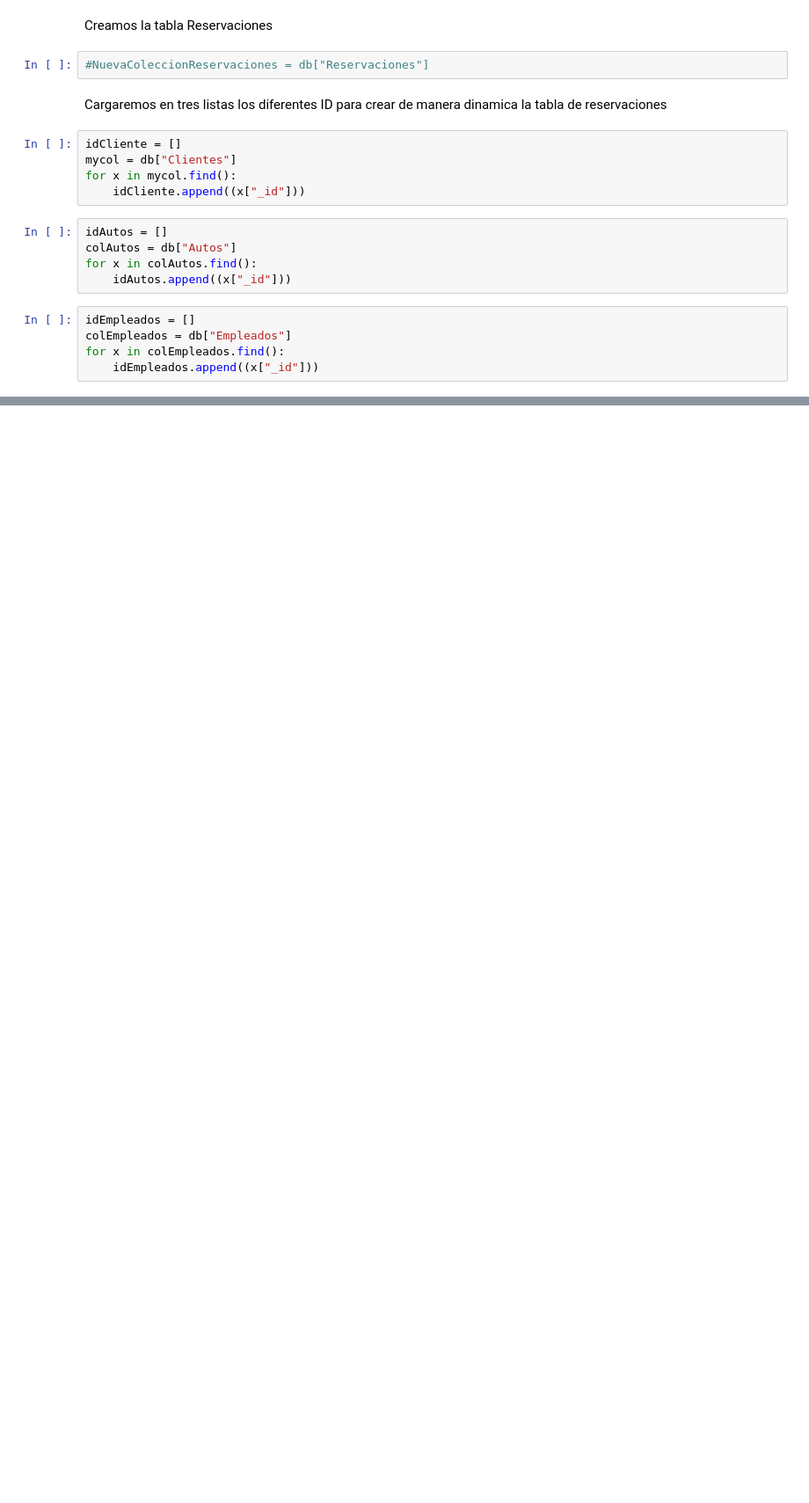
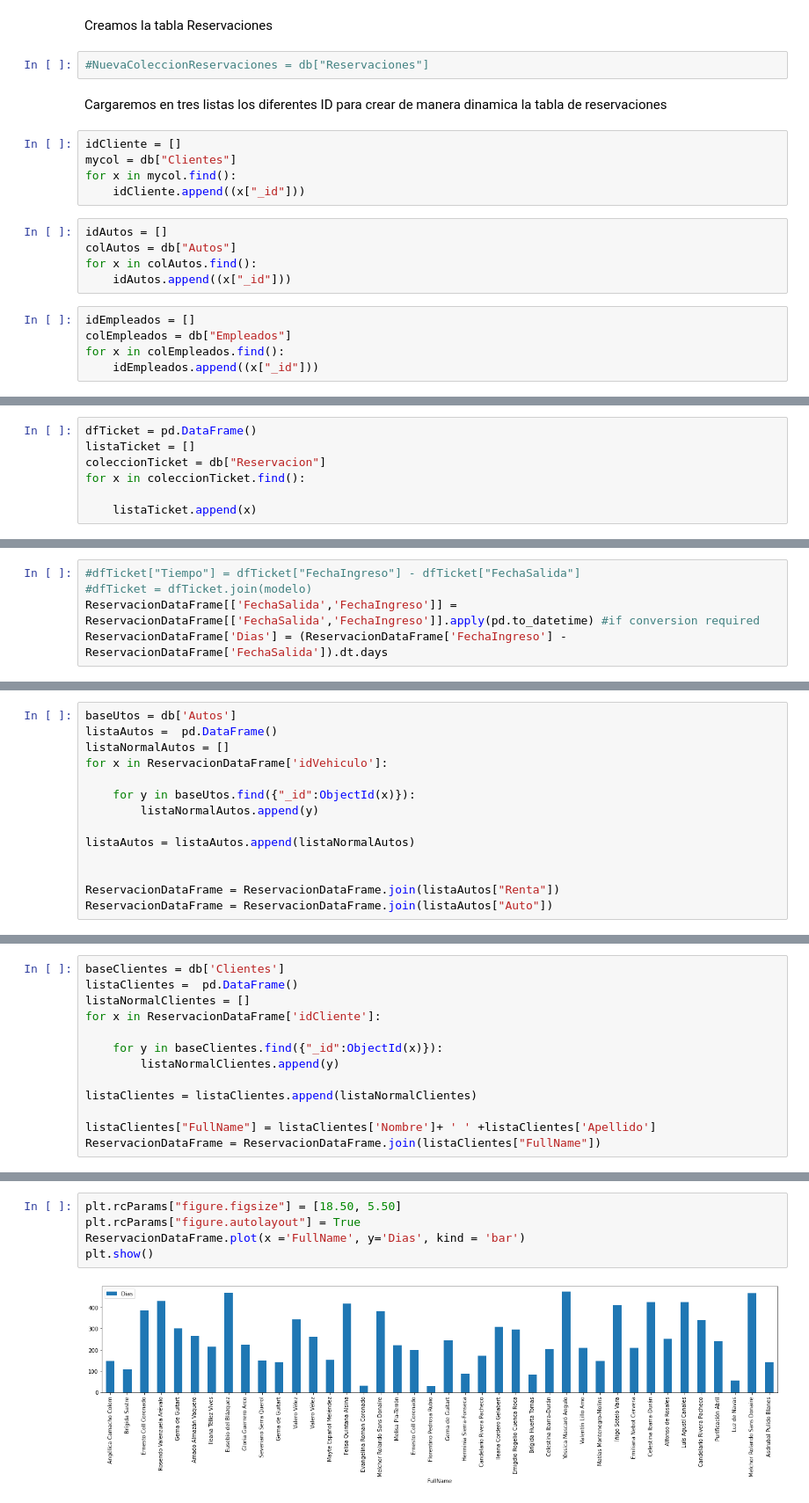
Before and after one commit to fitomx19/PyMongoAutos, a Jupyter notebook: AgenciaAutos.ipynb, the cells around one changed output, grey strips where cells are left out. Shown at 88% size. Saved outputs shown, nothing was run; the diff lists cells and outputs as text; blank space fills up the shorter version.

```diff
--- a/AgenciaAutos.ipynb
+++ b/AgenciaAutos.ipynb
@@ -223,0 +403,7 @@ TypeError: unsupported operand type(s) for +: 'int' and 'ObjectId'
+# %%
+dfTicket = pd.DataFrame()
+listaTicket = []
+coleccionTicket = db["Reservacion"]
+for x in coleccionTicket.find():
+
+    listaTicket.append(x)
@@ -223,0 +412,5 @@ TypeError: unsupported operand type(s) for +: 'int' and 'ObjectId'
+# %%
+#dfTicket["Tiempo"] = dfTicket["FechaIngreso"] - dfTicket["FechaSalida"]
+#dfTicket = dfTicket.join(modelo)
+ReservacionDataFrame[['FechaSalida','FechaIngreso']] = ReservacionDataFrame[['FechaSalida','FechaIngreso']].apply(pd.to_datetime) #if conversion required
+ReservacionDataFrame['Dias'] = (ReservacionDataFrame['FechaIngreso'] - ReservacionDataFrame['FechaSalida']).dt.days
@@ -223,0 +419,14 @@ TypeError: unsupported operand type(s) for +: 'int' and 'ObjectId'
+# %%
+baseUtos = db['Autos']
+listaAutos =  pd.DataFrame()
+listaNormalAutos = []
+for x in ReservacionDataFrame['idVehiculo']:
+
+    for y in baseUtos.find({"_id":ObjectId(x)}):
+        listaNormalAutos.append(y)
+
+listaAutos = listaAutos.append(listaNormalAutos)
+
+
+ReservacionDataFrame = ReservacionDataFrame.join(listaAutos["Renta"])
+ReservacionDataFrame = ReservacionDataFrame.join(listaAutos["Auto"])
@@ -223,0 +435,13 @@ TypeError: unsupported operand type(s) for +: 'int' and 'ObjectId'
+# %%
+baseClientes = db['Clientes']
+listaClientes =  pd.DataFrame()
+listaNormalClientes = []
+for x in ReservacionDataFrame['idCliente']:
+
+    for y in baseClientes.find({"_id":ObjectId(x)}):
+        listaNormalClientes.append(y)
+
+listaClientes = listaClientes.append(listaNormalClientes)
+
+listaClientes["FullName"] = listaClientes['Nombre']+ ' ' +listaClientes['Apellido']
+ReservacionDataFrame = ReservacionDataFrame.join(listaClientes["FullName"])
@@ -223,0 +452,7 @@ TypeError: unsupported operand type(s) for +: 'int' and 'ObjectId'
+# %%
+plt.rcParams["figure.figsize"] = [18.50, 5.50]
+plt.rcParams["figure.autolayout"] = True
+ReservacionDataFrame.plot(x ='FullName', y='Dias', kind = 'bar')
+plt.show()
+# %% [output]
+[figure, added]
```
Also changed, not shown: parts of 59 cells of this notebook, 2 other files.
